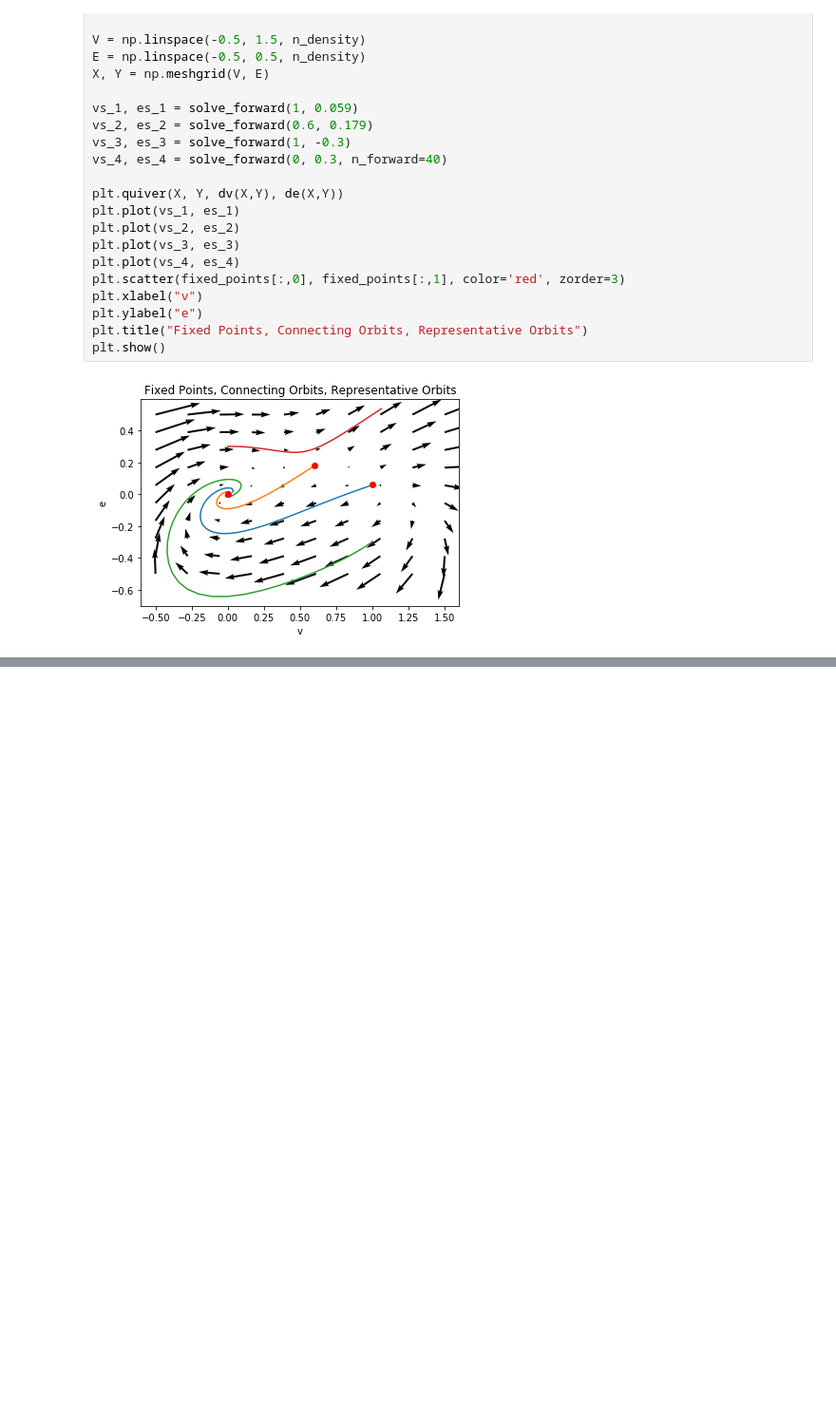
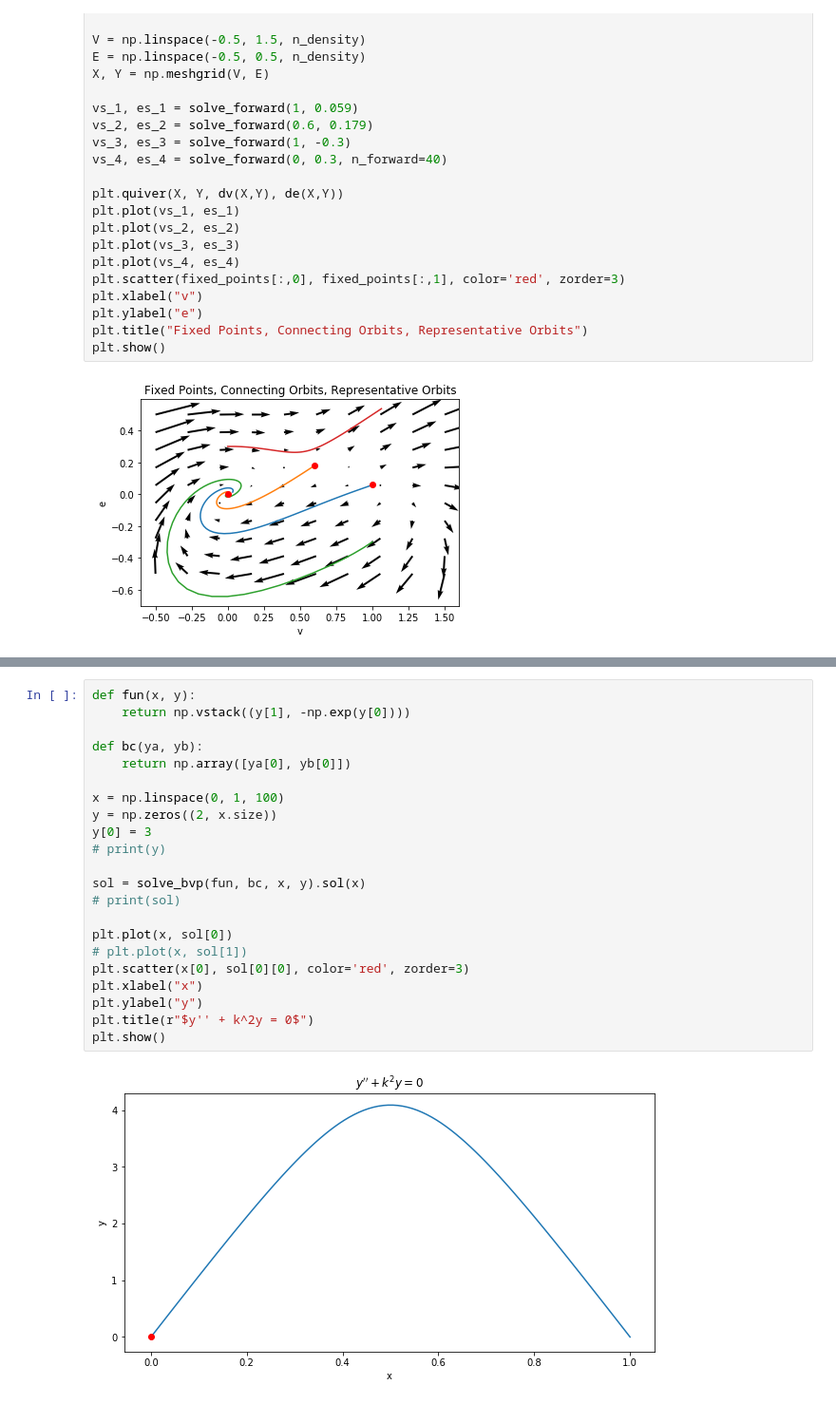
Before and after one commit to kylrth/boundaryvalue, a Jupyter notebook: Jared_BVS.ipynb, the cells around one changed output, grey strips where cells are left out. Shown at 95% size. Cells and saved outputs as stored; diff of their text form; blank space fills up the shorter version.

```diff
--- a/Jared_BVS.ipynb
+++ b/Jared_BVS.ipynb
@@ -123,0 +115,24 @@ plt.show()
+# %%
+def fun(x, y):
+    return np.vstack((y[1], -np.exp(y[0])))
+
+def bc(ya, yb):
+    return np.array([ya[0], yb[0]])
+
+x = np.linspace(0, 1, 100)
+y = np.zeros((2, x.size))
+y[0] = 3
+# print(y)
+
+sol = solve_bvp(fun, bc, x, y).sol(x)
+# print(sol)
+
+plt.plot(x, sol[0])
+# plt.plot(x, sol[1])
+plt.scatter(x[0], sol[0][0], color='red', zorder=3)
+plt.xlabel("x")
+plt.ylabel("y")
+plt.title(r"$y'' + k^2y = 0$")
+plt.show()
+# %% [output]
+[figure, added]
```
Also changed, not shown: parts of 6 cells of this notebook.
